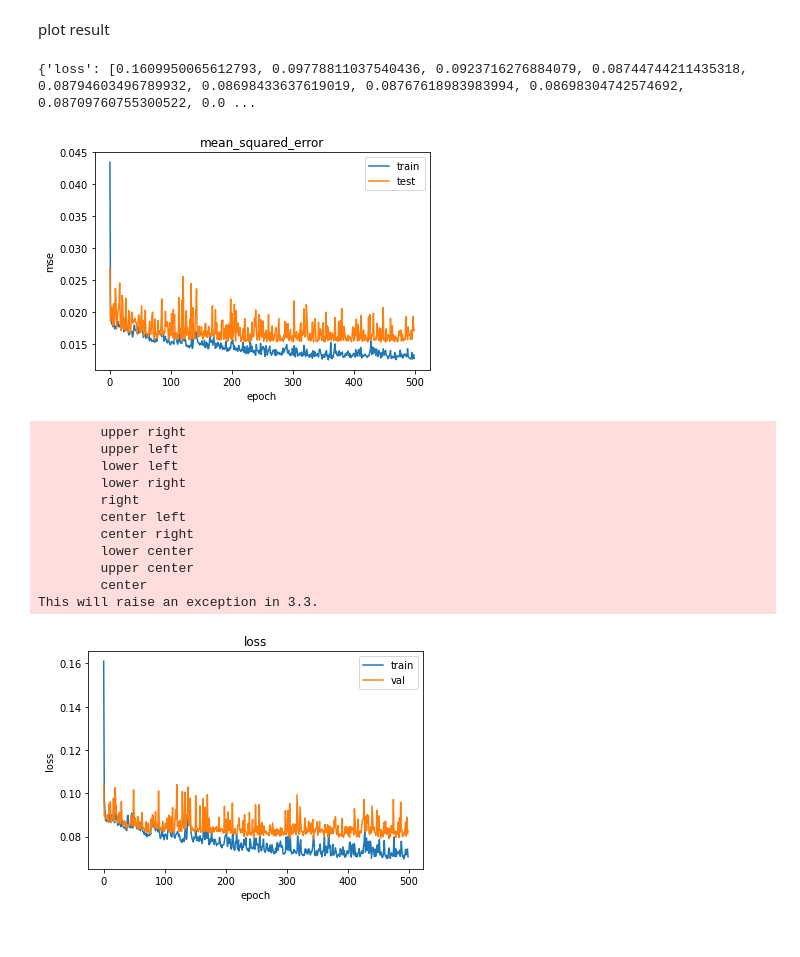
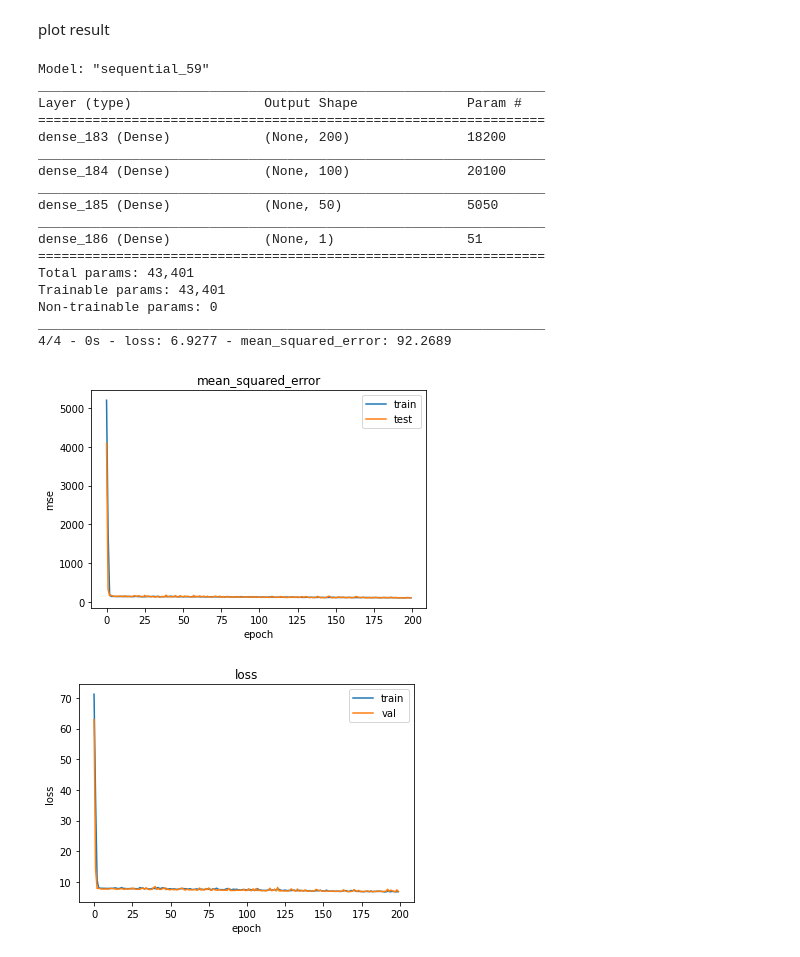
Before and after one commit to ZahraDehghanian97/Multilayer_Perceptron, a Jupyter notebook: MLP.ipynb, the cells around one changed output. Cells and saved outputs as stored; diff of their text form; code cells hidden in the pictures.

Commit message:
finish regression

```diff
--- a/MLP.ipynb
+++ b/MLP.ipynb
@@ -426,36 +724,52 @@ loss_regression, acc_regression = model_regression.evaluate(x_test,y_test, verbo
 # %% [markdown]
 plot result
 # %%
-# plot model accuracy and loss
+# create model
+model_regression = keras.models.Sequential()
+model_regression.add(keras.Input(shape=x_train.shape[1]))
+model_regression.add(keras.layers.Dense(200, activation='relu'))
+model_regression.add(keras.layers.Dense(100, activation='relu'))
+model_regression.add(keras.layers.Dense(50, activation='relu'))
+model_regression.add(keras.layers.Dense(1, activation='linear'))
+# Compile model
+model_regression.compile(loss='mean_absolute_error', optimizer='adam', metrics=['mean_squared_error'])
+model_regression.summary()
+# fit model on the dataset
+history_regression = model_regression.fit(x_train,y_train, epochs=200,verbose= False,validation_split=2/9)
+loss_regression, acc_regression = model_regression.evaluate(x_test,y_test, verbose = 2)
 # mean squere error
-print(history_regression.history)
 plt.plot(history_regression.history['mean_squared_error'])
 plt.plot(history_regression.history['val_mean_squared_error'])
 plt.title('mean_squared_error')
 plt.ylabel('mse')
 plt.xlabel('epoch')
 plt.legend(['train', 'test'], loc='best')
 plt.show()
 # loss
 plt.plot(history_regression.history['loss'])
 plt.plot(history_regression.history['val_loss'])
 plt.title('loss')
 plt.ylabel('loss')
 plt.xlabel('epoch')
-plt.legend(['train', 'val'], loc='upper best')
+plt.legend(['train', 'val'], loc='best')
 plt.show()
 # %% [output]
-{'loss': [0.1609950065612793, 0.09778811037540436, 0.0923716276884079, 0.08744744211435318, 0.08794603496789932, 0.08698433637619019, 0.08767618983983994, 0.08698304742574692, 0.08709760755300522, 0.0 ...
+Model: "sequential_59"
+_________________________________________________________________
+Layer (type)                 Output Shape              Param #
+=================================================================
+dense_183 (Dense)            (None, 200)               18200
+_________________________________________________________________
+dense_184 (Dense)            (None, 100)               20100
+_________________________________________________________________
+dense_185 (Dense)            (None, 50)                5050
+_________________________________________________________________
+dense_186 (Dense)            (None, 1)                 51
+=================================================================
+Total params: 43,401
+Trainable params: 43,401
+Non-trainable params: 0
+_________________________________________________________________
+4/4 - 0s - loss: 6.9277 - mean_squared_error: 92.2689
-[figure, old version]
+[figure, new version]
-        upper right
-        upper left
-        lower left
-        lower right
-        right
-        center left
-        center right
-        lower center
-        upper center
-        center
-This will raise an exception in 3.3.
-[figure, old version]
+[figure, new version]
```
Also changed, not shown: parts of 23 cells of this notebook.
